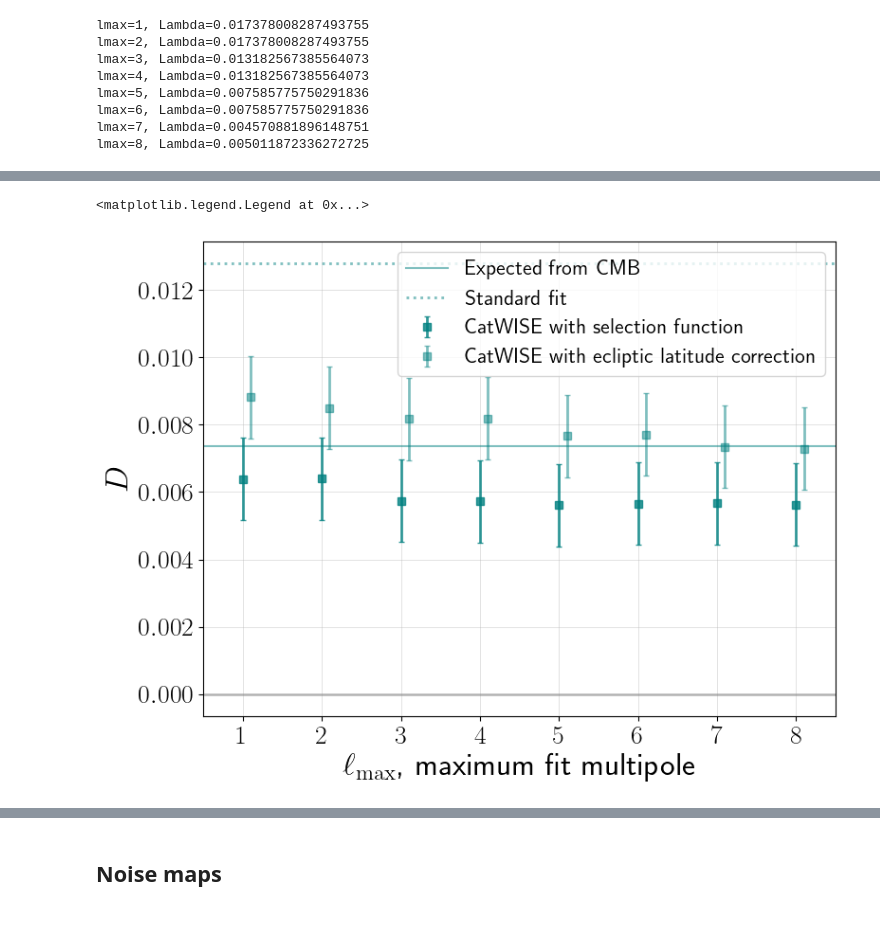
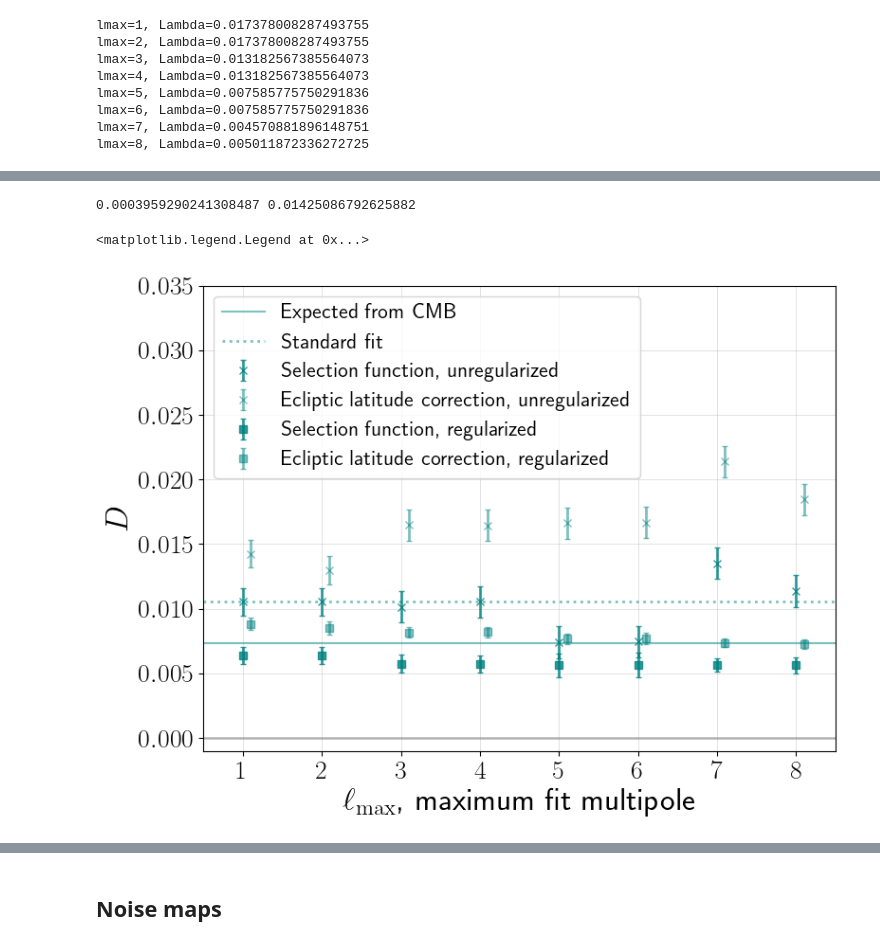
Before and after one commit to abbyw24/lss-dipoles, a Jupyter notebook: notebooks/2024-05-16_plots_for_kate_vksf.ipynb, the cells around one changed output, grey strips where cells are left out. Drawn from its saved outputs; the diff is of its cells as text; code cells hidden in the pictures.

Commit message:
fixed bug in overdensity map caused by loading multiple selfuncs/maps (??); more plot work for talk

```diff
--- a/notebooks/2024-05-16_plots_for_kate_vksf.ipynb
+++ b/notebooks/2024-05-16_plots_for_kate_vksf.ipynb
@@ -1064,5 +996,7 @@ ax.legend(loc=1, handles=handles)
 # %% [markdown]
 ### dipole amplitude as a function of regularization strength
+# %%
+plot_funcs_of_Lambda = False
 # %% [markdown]
 #### CatWISE
 # %%
@@ -1477,15 +1511,21 @@ max_ells_all = np.arange(1, max_ell+1)
 # where to store the reconstructed maps, AND the recovered dipole direction
 ells_maxells_all = []
 Cells_maxells_all_catwise = []
+Cells_maxells_all_catwise_Lambda0 = []
 for i, max_ell_ in enumerate(max_ells_all):
     print(f"lmax={max_ell_}, Lambda={Lambdas_dict_catwise[max_ell_]}")
 
-    # Quaia
     ells_maxells_all_, Cells_maxells_all_ = multipoles.compute_Cells_in_overdensity_map_Lambda(overdensity_map_sf_catwise,
                                                               Lambda=Lambdas_dict_catwise[max_ell_], max_ell=max_ell_,
                                                               selfunc=selfunc_catwise)
     ells_maxells_all.append(ells_maxells_all_)
     Cells_maxells_all_catwise.append(Cells_maxells_all_)
+
+
+    _, Cells_maxells_all_ = multipoles.compute_Cells_in_overdensity_map_Lambda(overdensity_map_sf_catwise,
+                                                              Lambda=0., max_ell=max_ell_,
+                                                              selfunc=selfunc_catwise)
+    Cells_maxells_all_catwise_Lambda0.append(Cells_maxells_all_)
 # %% [output]
 lmax=1, Lambda=0.017378008287493755
 lmax=2, Lambda=0.017378008287493755
@@ -1502,15 +1542,20 @@ max_ells_all = np.arange(1, max_ell+1)
 # where to store the reconstructed maps, AND the recovered dipole direction
 ells_maxells_all = []
 Cells_maxells_all_catwise_elat = []
+Cells_maxells_all_catwise_elat_Lambda0 = []
 for i, max_ell_ in enumerate(max_ells_all):
     print(f"lmax={max_ell_}, Lambda={Lambdas_dict_catwise[max_ell_]}")
 
-    # Quaia
     ells_maxells_all_, Cells_maxells_all_ = multipoles.compute_Cells_in_overdensity_map_Lambda(overdensity_map_catwise,
                                                               Lambda=Lambdas_dict_catwise[max_ell_], max_ell=max_ell_,
                                                               selfunc=None)
     ells_maxells_all.append(ells_maxells_all_)
     Cells_maxells_all_catwise_elat.append(Cells_maxells_all_)
+
+    _, Cells_maxells_all_ = multipoles.compute_Cells_in_overdensity_map_Lambda(overdensity_map_catwise,
+                                                              Lambda=0, max_ell=max_ell_,
+                                                              selfunc=None)
+    Cells_maxells_all_catwise_elat_Lambda0.append(Cells_maxells_all_)
 # %% [output]
 lmax=1, Lambda=0.017378008287493755
 lmax=2, Lambda=0.017378008287493755
@@ -1520,3 +1565,6 @@ lmax=5, Lambda=0.007585775750291836
 lmax=6, Lambda=0.007585775750291836
 lmax=7, Lambda=0.004570881896148751
 lmax=8, Lambda=0.005011872336272725
+# %%
+C1_standard_catwise = Cells_maxells_all_catwise_Lambda0[0][1]
+print(C1_standard_catwise, D(C1_standard_catwise))
@@ -1523,3 +1573,8 @@ lmax=8, Lambda=0.005011872336272725
+# %%
+C1_standard_catwise_elat = Cells_maxells_all_catwise_elat_Lambda0[0][1]
+print(C1_standard_catwise_elat, D(C1_standard_catwise_elat))
+# %% [output]
+0.0003959290241308487 0.01425086792625882
 # %%
 # plottt
 #  (Cell functions output C_0, but start with C_1 since we're fitting overdensities)
@@ -1531,50 +1586,64 @@ smap = mpl.cm.ScalarMappable(norm=norm, cmap='cool')
 
 # 1 is dipole
 Ds_maxells_all = []
 Ds_maxells_all_elat = []
-for i in range(len(Cells_maxells_all_catwise)):
+Ds_maxells_all_Lambda0 = []
+Ds_maxells_all_elat_Lambda0 = []
+n_maxells = len(max_ells_all)
+for i in range(n_maxells):
     Ds_maxells_all.append( D(Cells_maxells_all_catwise[i][1]) )
     Ds_maxells_all_elat.append( D(Cells_maxells_all_catwise_elat[i][1]) )
+    Ds_maxells_all_Lambda0.append( D(Cells_maxells_all_catwise_Lambda0[i][1]) )
+    Ds_maxells_all_elat_Lambda0.append( D(Cells_maxells_all_catwise_elat_Lambda0[i][1]) )
 
-D_errs = D_err(Cells_maxells_all_catwise[i][1], Cells_catwise_std[1])
-D_errs_elat = D_err(Cells_maxells_all_catwise[i][1], Cells_catwise_std[1])
+D_errs = D_err([Cells_maxells_all_catwise[i][1] for i in range(n_maxells)], Cells_catwise_std[1])
+D_errs_elat = D_err([Cells_maxells_all_catwise[i][1] for i in range(n_maxells)], Cells_catwise_std[1])
+D_errs_Lambda0 = D_err([Cells_maxells_all_catwise_Lambda0[i][1] for i in range(n_maxells)], Cells_catwise_std[1])
+D_errs_elat_Lambda0 = D_err([Cells_maxells_all_catwise_elat_Lambda0[i][1] for i in range(n_maxells)], Cells_catwise_std[1])
+
+ax.errorbar(max_ells_all, Ds_maxells_all_Lambda0,
+            label='Selection function, unregularized',
+            alpha=0.8,
+            c=color_catwise,
+            yerr=D_errs,
+            marker='x', **kwargs)
+
+ax.errorbar(max_ells_all+0.1, Ds_maxells_all_elat_Lambda0,
+            label='Ecliptic latitude correction, unregularized',
+            alpha=0.5,
+            c=color_catwise,
+            yerr=D_errs_elat,
+            marker='x', **kwargs)
 
 ax.errorbar(max_ells_all, Ds_maxells_all,
-            label='CatWISE with selection function',
-            #c=smap.to_rgba(max_ell_),
+            label='Selection function, regularized',
             alpha=0.8,
             c=color_catwise,
-            #yerr=None,
-            yerr=D_errs,
-                #label=r'Quaia $G<20.0$ with selection function',
-                #label=f'lmax={max_ell_}',
-                marker='s', **kwargs)
+            yerr=D_errs_Lambda0,
+            marker='s', **kwargs)
 
 ax.errorbar(max_ells_all+0.1, Ds_maxells_all_elat,
-            label='CatWISE with ecliptic latitude correction',
-            #c=smap.to_rgba(max_ell_),
+            label='Ecliptic latitude correction, regularized',
             alpha=0.5,
             c=color_catwise,
-            #yerr=None,
-            yerr=D_errs_elat,
-                #label=r'Quaia $G<20.0$ with selection function',
-                #label=f'lmax={max_ell_}',
-                marker='s', **kwargs)
+            yerr=D_errs_elat_Lambda0,
+            marker='s', **kwargs)
+
 
 ax.axhline(expected_dipamp_catwise, c=color_catwise, alpha=0.5, label='Expected from CMB')
 ax.axhline(D(C1_standard_catwise), c=color_catwise, alpha=0.5, lw=lw, ls=':',label='Standard fit')
 ax.axhline(0, c='grey', alpha=0.5, lw=lw)
 
 #ax.semilogy()
 ax.grid(alpha=0.5, lw=lw_grid)
 ax.set_xlim(ells[1:][0] - 0.5, ells[1:][-1] + 0.5)
 #ax.set_ylim(2e-6, 3e-4)
-#ax.set_ylim(0, 0.01)
+ax.set_ylim(-0.001, 0.035)
 ax.set_xlabel(r'$\ell_\mathrm{max}$, maximum fit multipole')
 ax.set_xticks(ells[1:])
 ax.set_ylabel(r'$D$')
 # ax.set_title(r'Angular power $C_\ell$, $0\leq\ell\leq$'f'{max_ell}')
-ax.legend(loc=1)
+ax.legend(loc='upper left')
 # %% [output]
 <matplotlib.legend.Legend at 0x...>
-[figure, old version]
+[figure, new version]
```
Also changed, not shown: parts of 67 cells of this notebook.
